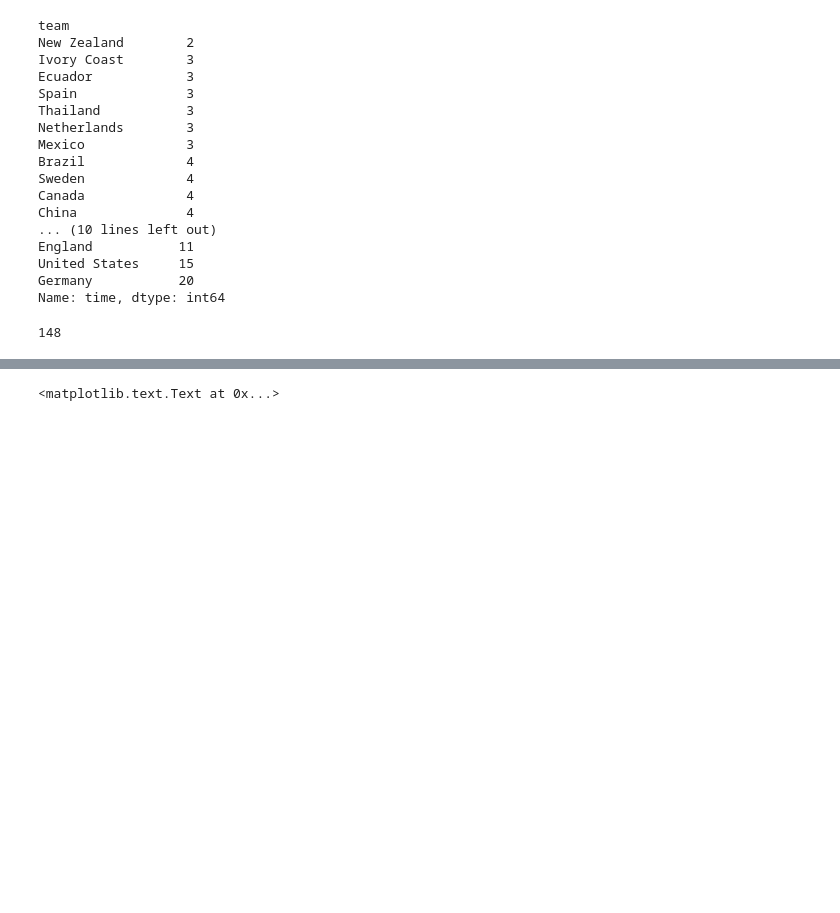
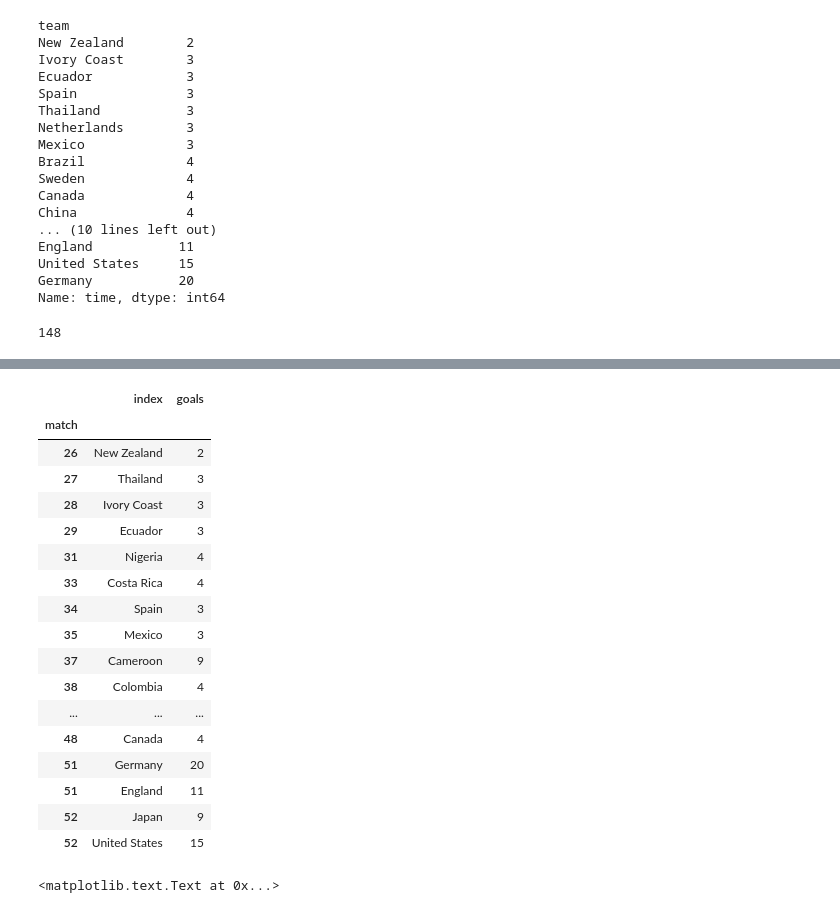
Before and after one commit to scko823/2015-womens-world-cup, a Jupyter notebook: 2015 FIFA Women's World Cup.ipynb, the cells around one changed output, grey strips where cells are left out. Drawn from its saved outputs; the diff is of its cells as text; code cells hidden in the pictures; blank space fills up the shorter version.

```diff
--- a/2015 FIFA Women's World Cup.ipynb
+++ b/2015 FIFA Women's World Cup.ipynb
@@ -639,6 +697,26 @@ goal_max_match  = goal_max_match.reset_index(drop = False)
 goal_max_match = goal_max_match.set_index('match')
 # %%
 goal_max_match = goal_max_match.sort_index()
+goal_max_match
+# %% [output]
+|  | index | goals |
+| match |  |  |
+| 26 | New Zealand | 2 |
+| 27 | Thailand | 3 |
+| 28 | Ivory Coast | 3 |
+| 29 | Ecuador | 3 |
+| 31 | Nigeria | 4 |
+| 33 | Costa Rica | 4 |
+| 34 | Spain | 3 |
+| 35 | Mexico | 3 |
+| 37 | Cameroon | 9 |
+| 38 | Colombia | 4 |
+| ... | ... | ... |
+| 48 | Canada | 4 |
+| 51 | Germany | 20 |
+| 51 | England | 11 |
+| 52 | Japan | 9 |
+| 52 | United States | 15 |
 # %%
 goal_max_match.goals.plot()
 plt.ylabel('total goals')
```
Also changed, not shown: parts of 24 cells of this notebook.
